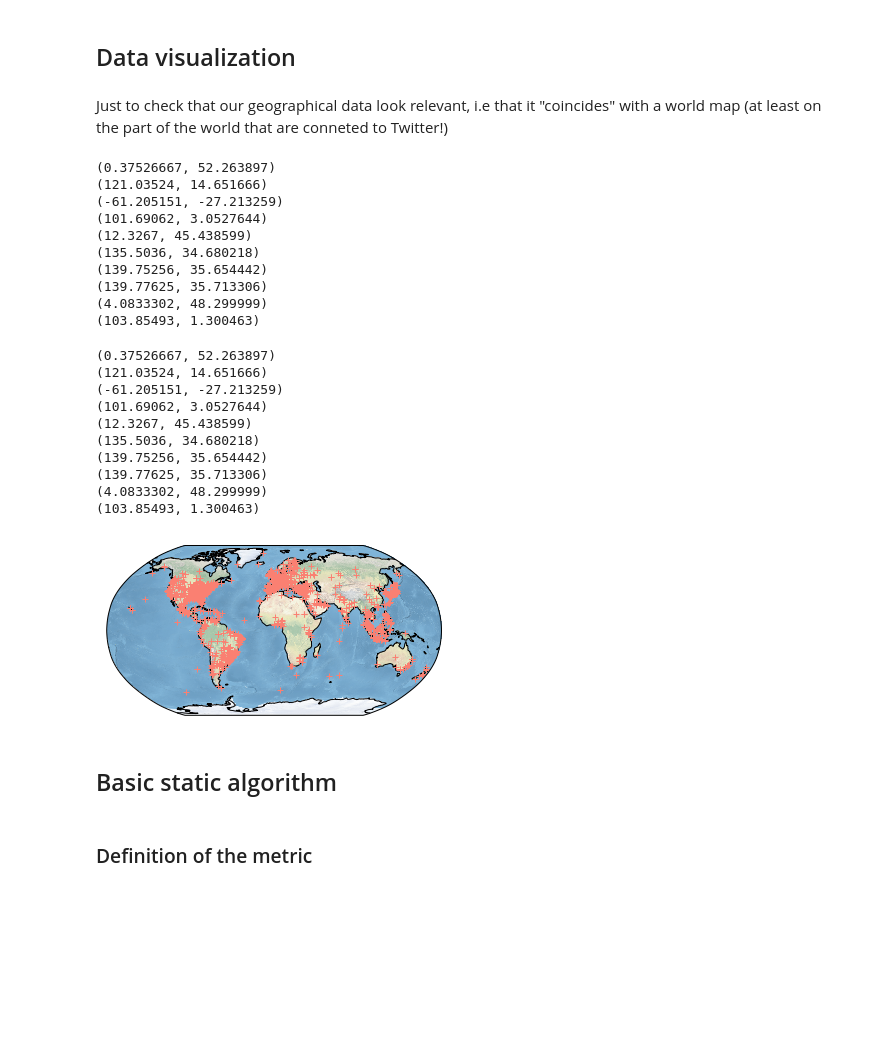
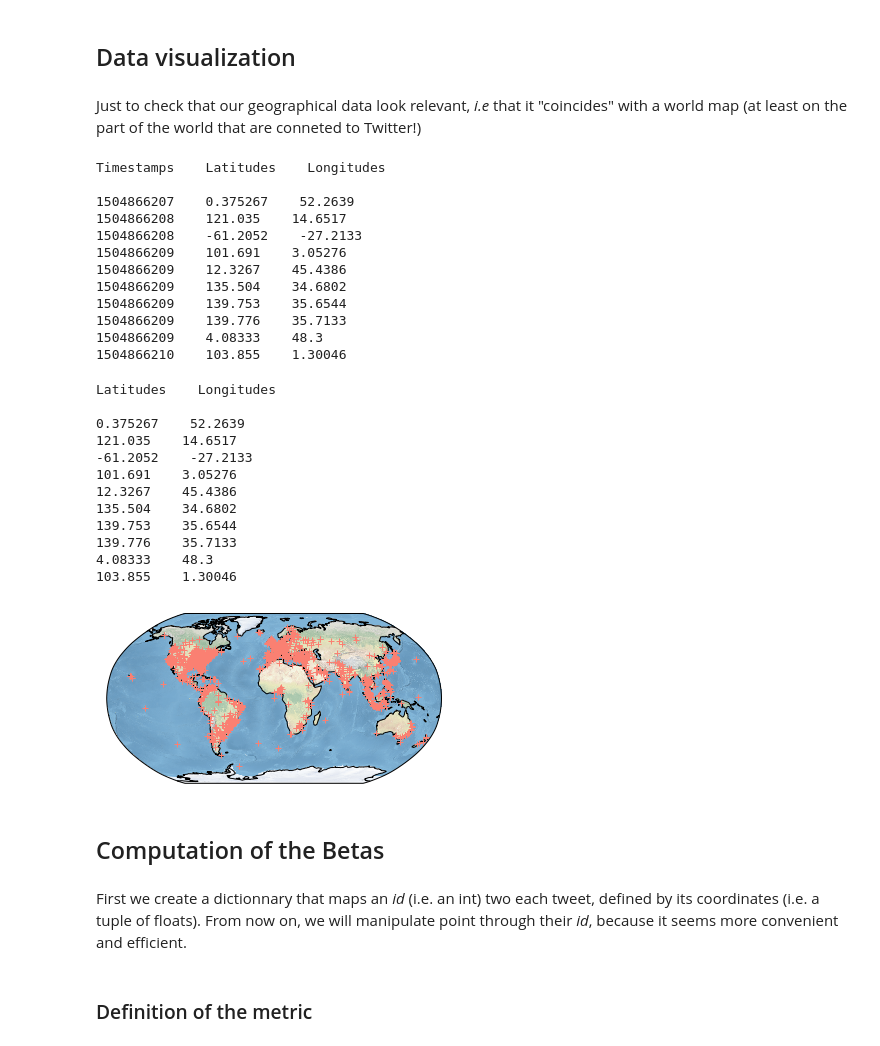
Before and after one commit to AdeleMortier/KCenters, a Jupyter notebook: Fully Dynamic k-center Clustering.ipynb, the cells around one changed output. Drawn from its saved outputs; the diff is of its cells as text; code cells hidden in the pictures; blank space fills up the shorter version.

```diff
--- a/Fully Dynamic k-center Clustering.ipynb
+++ b/Fully Dynamic k-center Clustering.ipynb
@@ -23,5 +31,5 @@ parse_input('dataset/twitter_1000000.txt')
 # %% [markdown]
 ## Data visualization
 # %% [markdown]
-Just to check that our geographical data look relevant, i.e that it "coincides" with a world map (at least on the part of the world that are conneted to Twitter!)
+Just to check that our geographical data look relevant, *i.e* that it "coincides" with a world map (at least on the part of the world that are conneted to Twitter!)
 # %%
@@ -28,35 +37,46 @@ Just to check that our geographical data look relevant, i.e that it "coincides"
 import h5py
 f = h5py.File('dataset.hdf5', 'r')
 # %%
-timestamps = f['timestamps']
-latitudes = f['latitudes']
-longitudes = f['longitudes']
+# we put the data into lists
+timestamps = f['timestamps'] # array of numpy ints
+latitudes = f['latitudes'] # list of numpy floats
+longitudes = f['longitudes'] # list of numpy floats
+
+# we test that the file is not corrupted
+print("Timestamps    Latitudes    Longitudes\n")
 for i in range(0, 10):
-    print(latitudes[i], longitudes[i])
+    print(str(timestamps[i]) + "    " + str(latitudes[i]) + "    " + str(longitudes[i]))
 # %% [output]
-(0.37526667, 52.263897)
-(121.03524, 14.651666)
-(-61.205151, -27.213259)
-(101.69062, 3.0527644)
-(12.3267, 45.438599)
-(135.5036, 34.680218)
-(139.75256, 35.654442)
-(139.77625, 35.713306)
-(4.0833302, 48.299999)
-(103.85493, 1.300463)
+Timestamps    Latitudes    Longitudes
+
+1504866207    0.375267    52.2639
+1504866208    121.035    14.6517
+1504866208    -61.2052    -27.2133
+1504866209    101.691    3.05276
+1504866209    12.3267    45.4386
+1504866209    135.504    34.6802
+1504866209    139.753    35.6544
+1504866209    139.776    35.7133
+1504866209    4.08333    48.3
+1504866210    103.855    1.30046
 # %%
-dataset = list(zip(latitudes, longitudes))
+dataset = list(zip(latitudes, longitudes)) # list of tuples (lat, lon)
+
+# we check if the zip did it right
+print("Latitudes    Longitudes\n")
 for i in range(0, 10):
-    print(dataset[i])
+    print(str(dataset[i][0]) + "    " + str(dataset[i][1]))
 # %% [output]
-(0.37526667, 52.263897)
-(121.03524, 14.651666)
-(-61.205151, -27.213259)
-(101.69062, 3.0527644)
-(12.3267, 45.438599)
-(135.5036, 34.680218)
-(139.75256, 35.654442)
-(139.77625, 35.713306)
-(4.0833302, 48.299999)
-(103.85493, 1.300463)
+Latitudes    Longitudes
+
+0.375267    52.2639
+121.035    14.6517
+-61.2052    -27.2133
+101.691    3.05276
+12.3267    45.4386
+135.504    34.6802
+139.753    35.6544
+139.776    35.7133
+4.08333    48.3
+103.855    1.30046
 # %%
@@ -67,14 +88,21 @@ sample_dataset = random.sample(dataset, 4000)
 sample_latitudes = [sample[0] for sample in sample_dataset]
 sample_longitudes = [sample[1] for sample in sample_dataset]
 # %%
+"""we plot the sample points on a map in order to check if the positions of
+the points seem relevant with the positions of the continents"""
+
 import cartopy.crs as ccrs
 ax = plt.axes(projection=ccrs.Robinson())
 ax.set_global()
 ax.stock_img()
 ax.coastlines()
 plt.plot(sample_latitudes, sample_longitudes, '+', transform=ccrs.PlateCarree(), color='salmon')
 plt.show()
 # %% [output]
-[figure, old version]
+[figure, new version]
-# %% [markdown]
-## Basic static algorithm
+# %% [markdown]
+## Computation of the Betas
+# %% [markdown]
+First we create a dictionnary that maps an *id* (i.e. an int) two each tweet,
+defined by its coordinates (i.e. a tuple of floats). From now on, we will
+manipulate point through their *id*, because it seems more convenient and efficient.
```
Also changed, not shown: parts of 29 cells of this notebook.
